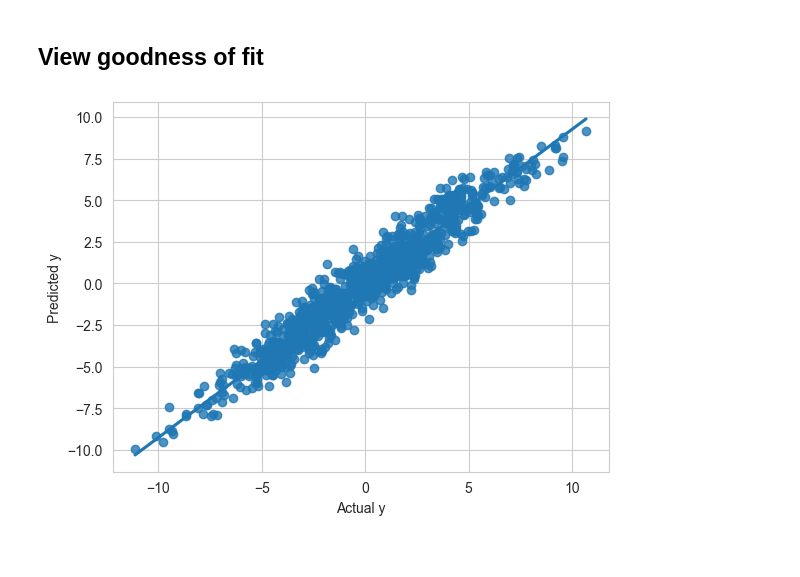
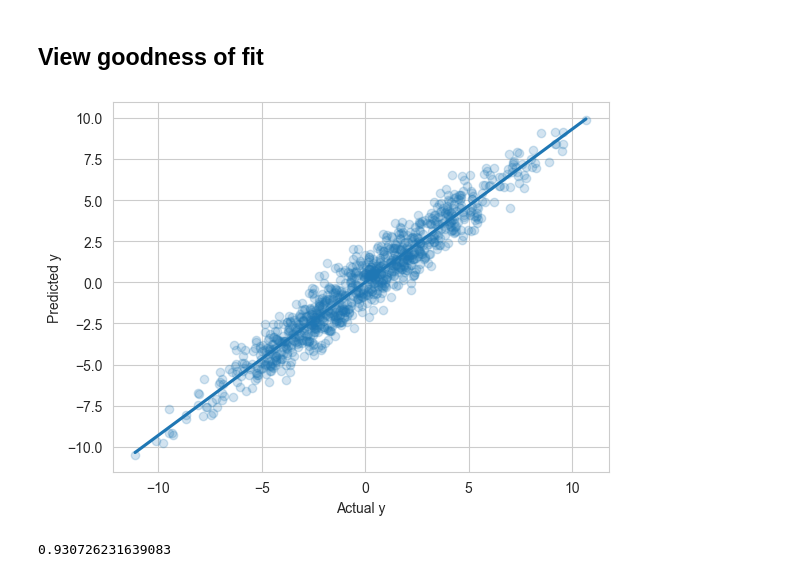
Before and after one commit to kerryback/MGMT638, a Jupyter notebook: notebooks/08b-neural_nets.ipynb, the cells around one changed output. Drawn from its saved outputs; the diff is of its cells as text; code cells hidden in the pictures.

```diff
--- a/notebooks/08b-neural_nets.ipynb
+++ b/notebooks/08b-neural_nets.ipynb
@@ -80,10 +80,14 @@ MLPRegressor(hidden_layer_sizes=[8, 8, 4])
 ## View goodness of fit
 # %%
 predictions = net.predict(X=df[["x1", "x2"]])
-sns.regplot(x=df.y, y=predictions, ci=None)
+sns.regplot(x=df.y, y=predictions, ci=None, scatter_kws={"alpha": 0.2})
 df = df.sort_values(by="y")
 plt.xlabel("Actual y")
 plt.ylabel("Predicted y")
 plt.show()
 # %% [output]
-[figure, old version]
+[figure, new version]
+# %%
+net.score(X=df[["x1", "x2"]], y=df.y)
+# %% [output]
+0.930726231639083
```
Also changed, not shown: parts of 3 cells of this notebook, 11 other files.
